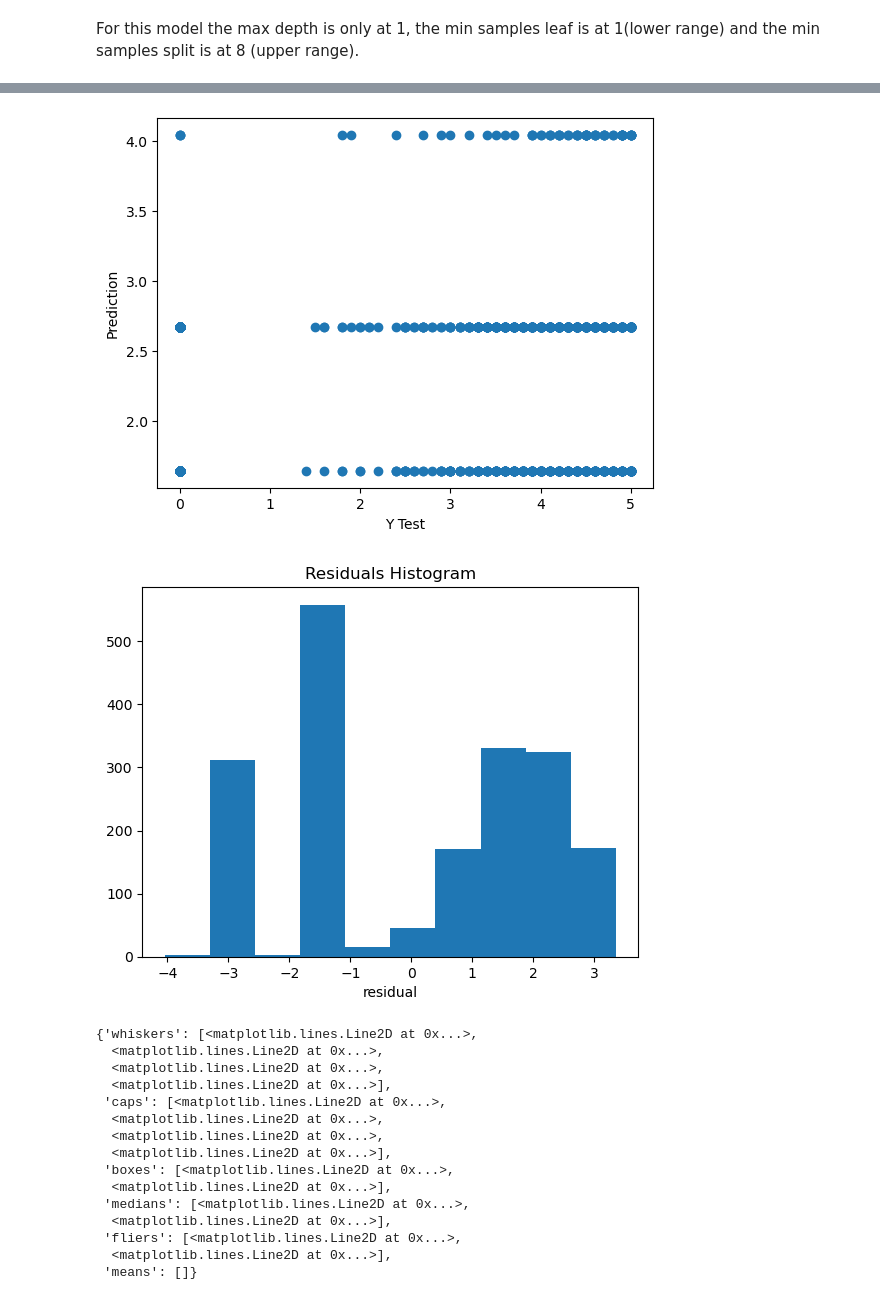
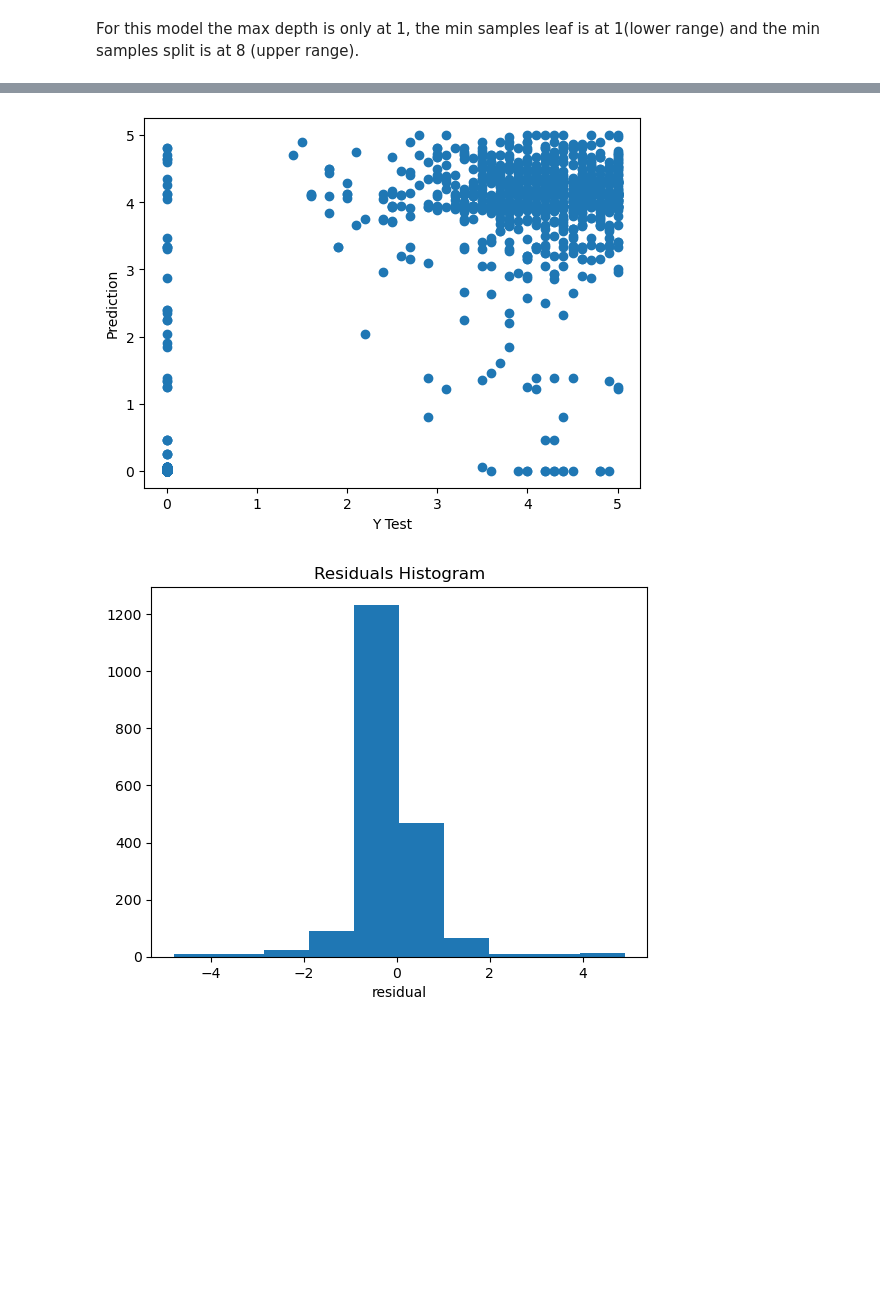
Before and after one commit to LouLan99/User-Rating-Prediction-Model, a Jupyter notebook: notebooks/04-modelling with pipeline, gridsearch.ipynb, the cells around one changed output, grey strips where cells are left out. Saved outputs shown, nothing was run; the diff lists cells and outputs as text; code cells hidden in the pictures; blank space fills up the shorter version.

```diff
--- a/notebooks/04-modelling with pipeline, gridsearch.ipynb
+++ b/notebooks/04-modelling with pipeline, gridsearch.ipynb
@@ -123,8 +114,10 @@ pipeline = Pipeline([
 ])
 
 Params = [{
-        'model__max_depth' : [2, 4, 6, 8],
+        'model__max_depth' : [6, 8, 10, 12, 14],
         'model__min_samples_split' :[2, 4],
+        'pca' : [PCA()],
+        'pca__n_components' : [10, 20, 29],
         'model__min_samples_leaf': [1, 2, 3]}]
 
 grid_search = GridSearchCV(estimator=pipeline, param_grid=Params, cv=5, verbose = 1)
@@ -178,9 +165,11 @@ pipeline = Pipeline([
 ])
 
 Params = [{
-        'model__max_depth' : [2, 4, 6],
-        'model__min_samples_split' :[0.5],
-        'model__min_samples_leaf': [1]}]
+        'model__max_depth' : [12, 13, 14, 15, 16],
+        'model__min_samples_split' :[1, 2, 3, 4, 5],
+        'pca' : [PCA()],
+        'pca__n_components' : [15, 20, 25],
+        'model__min_samples_leaf': [1, 2]}]
 
 grid_search = GridSearchCV(estimator=pipeline, param_grid=Params, cv=5, verbose = 1)
 grid_search.fit(X_train, y_train)
@@ -294,32 +471,15 @@ plt.boxplot([y_test, y_pred2], vert=False)
 # %%
 metrics.r2_score(y_test, y_pred3)
 
 plt.scatter(y_test, y_pred3)
 plt.xlabel('Y Test')
 plt.ylabel('Prediction')
 plt.show()
 
 plt.hist([y_test-y_pred3])
 plt.title('Residuals Histogram')
 plt.xlabel('residual')
 plt.show()
-
-plt.boxplot([y_test, y_pred3], vert=False)
 # %% [output]
-[figure, old version]
+[figure, new version]
-[figure, old version]
+[figure, new version]
-{'whiskers': [<matplotlib.lines.Line2D at 0x...>,
-  <matplotlib.lines.Line2D at 0x...>,
-  <matplotlib.lines.Line2D at 0x...>,
-  <matplotlib.lines.Line2D at 0x...>],
- 'caps': [<matplotlib.lines.Line2D at 0x...>,
-  <matplotlib.lines.Line2D at 0x...>,
-  <matplotlib.lines.Line2D at 0x...>,
-  <matplotlib.lines.Line2D at 0x...>],
- 'boxes': [<matplotlib.lines.Line2D at 0x...>,
-  <matplotlib.lines.Line2D at 0x...>],
- 'medians': [<matplotlib.lines.Line2D at 0x...>,
-  <matplotlib.lines.Line2D at 0x...>],
- 'fliers': [<matplotlib.lines.Line2D at 0x...>,
-  <matplotlib.lines.Line2D at 0x...>],
- 'means': []}
```
Also changed, not shown: parts of 33 cells of this notebook.
